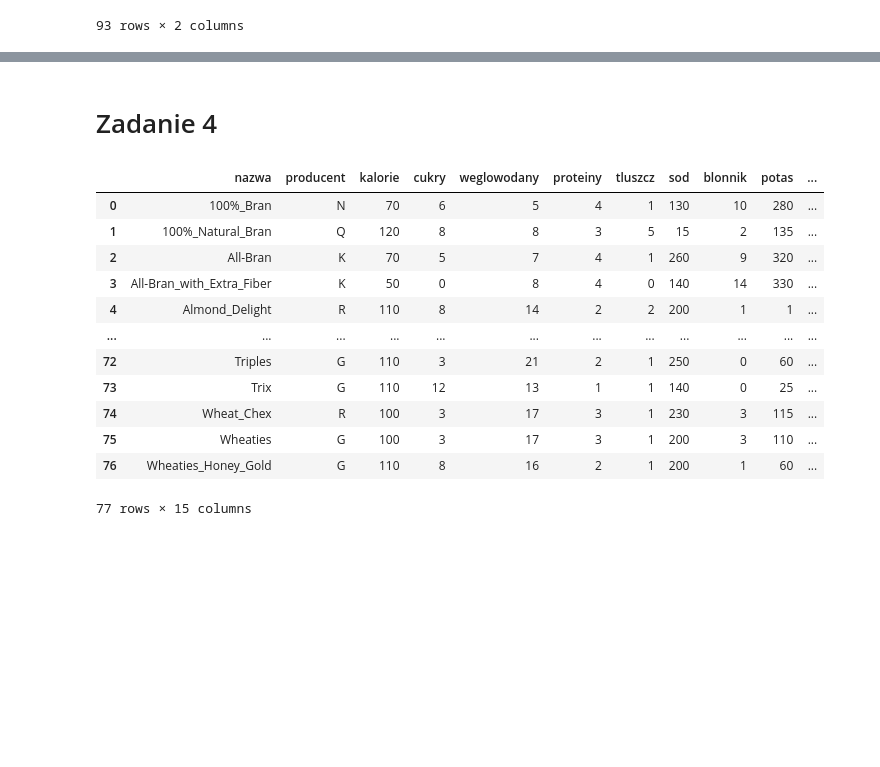
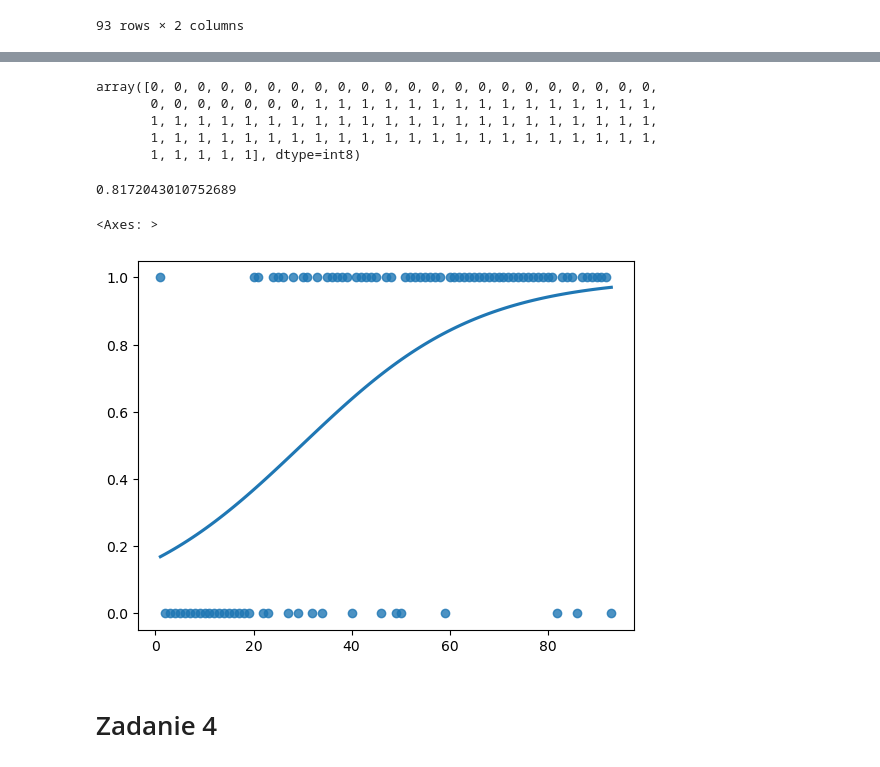
Before and after one commit to Wodogrzmot/MED, a Jupyter notebook: Lab2/lab2.ipynb, the cells around one changed output, grey strips where cells are left out. Saved outputs shown, nothing was run; the diff lists cells and outputs as text; code cells hidden in the pictures; blank space fills up the shorter version.

```diff
--- a/Lab2/lab2.ipynb
+++ b/Lab2/lab2.ipynb
@@ -51,0 +119,4 @@ bledy
+# %%
+model3 = LogisticRegression()
+model3.fit(x3, y3)
+model3.predict_proba(x3)
@@ -52,20 +141,23 @@ bledy
+# %%
+model3.predict(x3)
+# %% [output]
+array([0, 0, 0, 0, 0, 0, 0, 0, 0, 0, 0, 0, 0, 0, 0, 0, 0, 0, 0, 0, 0, 0,
+       0, 0, 0, 0, 0, 0, 0, 1, 1, 1, 1, 1, 1, 1, 1, 1, 1, 1, 1, 1, 1, 1,
+       1, 1, 1, 1, 1, 1, 1, 1, 1, 1, 1, 1, 1, 1, 1, 1, 1, 1, 1, 1, 1, 1,
+       1, 1, 1, 1, 1, 1, 1, 1, 1, 1, 1, 1, 1, 1, 1, 1, 1, 1, 1, 1, 1, 1,
+       1, 1, 1, 1, 1], dtype=int8)
+# %%
+model3.score(x3,y3)
+# %% [output]
+0.8172043010752689
+# %%
+import seaborn as sns
+
+sns.regplot(x=x3, y=y3, data=bledy, logistic=True, ci=None)
+# %% [output]
+<Axes: >
+[figure, added]
 # %% [markdown]
 # Zadanie 4
 # %%
 platki=pd.read_csv("data/platki.csv",sep=";")
-# %%
-platki
-# %% [output]
-|  | nazwa | producent | kalorie | cukry | weglowodany | proteiny | tluszcz | sod | blonnik | potas | ... |
-| 0 | 100%_Bran | N | 70 | 6 | 5 | 4 | 1 | 130 | 10 | 280 | ... |
-| 1 | 100%_Natural_Bran | Q | 120 | 8 | 8 | 3 | 5 | 15 | 2 | 135 | ... |
-| 2 | All-Bran | K | 70 | 5 | 7 | 4 | 1 | 260 | 9 | 320 | ... |
-| 3 | All-Bran_with_Extra_Fiber | K | 50 | 0 | 8 | 4 | 0 | 140 | 14 | 330 | ... |
-| 4 | Almond_Delight | R | 110 | 8 | 14 | 2 | 2 | 200 | 1 | 1 | ... |
-| ... | ... | ... | ... | ... | ... | ... | ... | ... | ... | ... | ... |
-| 72 | Triples | G | 110 | 3 | 21 | 2 | 1 | 250 | 0 | 60 | ... |
-| 73 | Trix | G | 110 | 12 | 13 | 1 | 1 | 140 | 0 | 25 | ... |
-| 74 | Wheat_Chex | R | 100 | 3 | 17 | 3 | 1 | 230 | 3 | 115 | ... |
-| 75 | Wheaties | G | 100 | 3 | 17 | 3 | 1 | 200 | 3 | 110 | ... |
-| 76 | Wheaties_Honey_Gold | G | 110 | 8 | 16 | 2 | 1 | 200 | 1 | 60 | ... |
-77 rows × 15 columns
```
Also changed, not shown: parts of 12 cells of this notebook, 1 other file.
